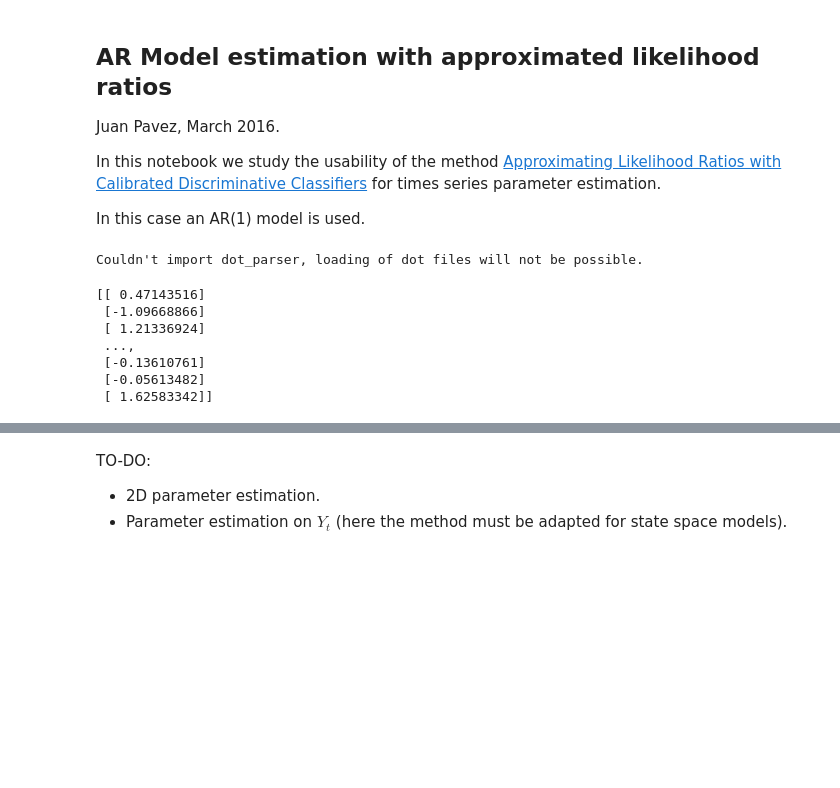
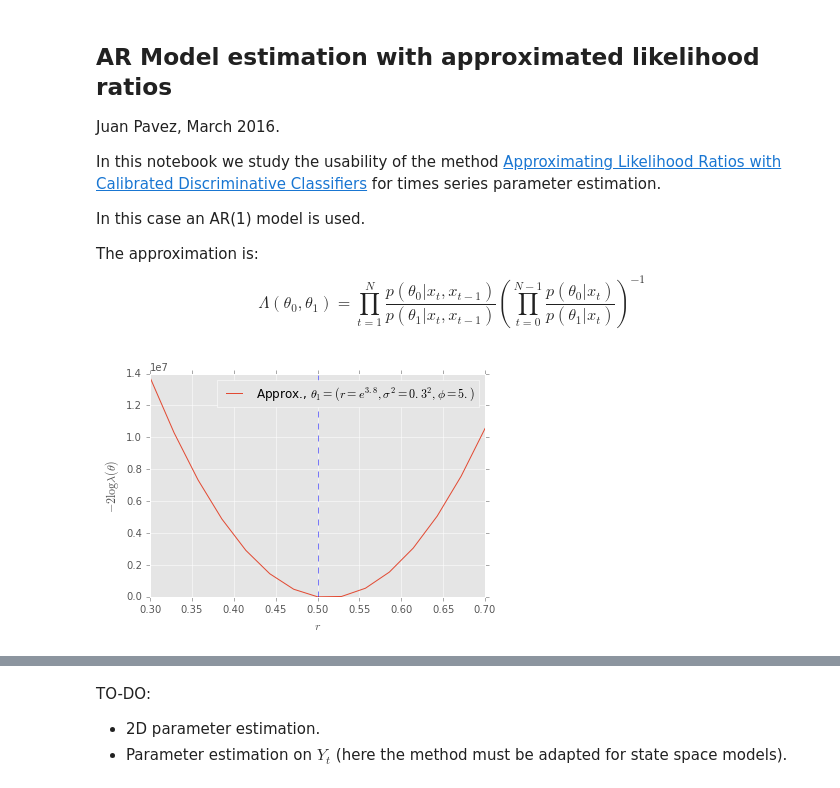
Before and after one commit to jgpavez/TimeSeriesEstimation, a Jupyter notebook: autoreg.ipynb, the cells around one changed output, grey strips where cells are left out. Saved outputs shown, nothing was run; the diff lists cells and outputs as text; code cells hidden in the pictures; blank space fills up the shorter version.

```diff
--- a/autoreg.ipynb
+++ b/autoreg.ipynb
@@ -6,6 +6,9 @@ Juan Pavez, March 2016.
 In this notebook we study the usability of the method [Approximating Likelihood Ratios with Calibrated Discriminative Classifiers](http://inspirehep.net/record/1377273) for times series parameter estimation.
 
 In this case an AR(1) model is used.
+
+The approximation is:
+$$ \Lambda(\theta_0, \theta_1) = \prod_{t=1}^N \frac{p(\theta_0 | x_t, x_{t-1})}{p(\theta_1 | x_t, x_{t-1})}\left(\prod_{t=0}^{N-1}\frac{p(\theta_0 | x_t)}{p(\theta_1 | x_t)}\right)^{-1}$$
 # %%
 %matplotlib inline
 %load_ext autoreload
@@ -15,10 +18,17 @@ import pandas as pd
 import matplotlib.pyplot as plt
 import matplotlib
 import theano
+import pdb
+
+import os, sys, inspect
+cmd_folder = os.path.realpath(os.path.abspath(os.path.split(inspect.getfile( inspect.currentframe() ))[0]))
+if cmd_folder not in sys.path:
+    sys.path.insert(0, cmd_folder + '/../systematics/carl')
+
+import carl
+
 matplotlib.style.use('ggplot')
 
 np.random.seed(1234)
-# %% [output]
-Couldn't import dot_parser, loading of dot files will not be possible.
 # %%
 n_samples = 250000
@@ -53,20 +79,10 @@ class AR:
 
 #X_true,X_true_obs = ricker(r=np.exp(3.8),sigma_2=0.3**2,phi=10.,n_timesteps=1500,start=0.5)
 # %%
-p0 = AR(alpha=shared_alpha,sigma_2=shared_sigma_2)
+p0 = AR(c = 0., alpha=shared_alpha, sigma_2=shared_sigma_2)
 #p1 = Ricker(r=np.exp(4.5), sigma_2=0.3**2,phi=10.)
-p1 = AR(alpha = theano.shared(0.6, name="alpha_1"),
-        sigma_2 = theano.shared(sigma_2_value,name="sigma_2_1")
-            )
+p1 = AR(c = 0., alpha = theano.shared(0.3, name="alpha_1"),
+        sigma_2 = theano.shared(sigma_2_value,name="sigma_2_1"))
 rng = np.random.RandomState(1234)
 
 X_true = p0.rvs(15000,random_state=rng)
-print X_true
-# %% [output]
-[[ 0.47143516]
- [-1.09668866]
- [ 1.21336924]
- ...,
- [-0.13610761]
- [-0.05613482]
- [ 1.62583342]]
@@ -73,3 +100,18 @@ print X_true
+# %%
+fig = plt.figure()
+ax = fig.add_subplot(1,1,1)
+
+ax.plot(As, exact_contours, label=r"Approx., $\theta_1=(r=e^{3.8},\sigma^2=0.3^2,\phi=5.)$")
+ax.set_xlabel(r"$r$")
+ax.set_ylabel(r"$-2 \log \lambda(\theta)$")
+
+ax.legend()
+ax.set_xlim(bounds[0][0],bounds[0][1])
+ax.axvline(x=alpha_value,linestyle='dashed',alpha=0.5)
+#plt.savefig('likelihood_comp.pdf')
+plt.show()
+# %% [output]
+[figure, added]
 # %%
 serie1 = p0.rvs(n_samples).ravel()
 serie2 = p1.rvs(n_samples).ravel()
```
Also changed, not shown: parts of 20 cells of this notebook.
